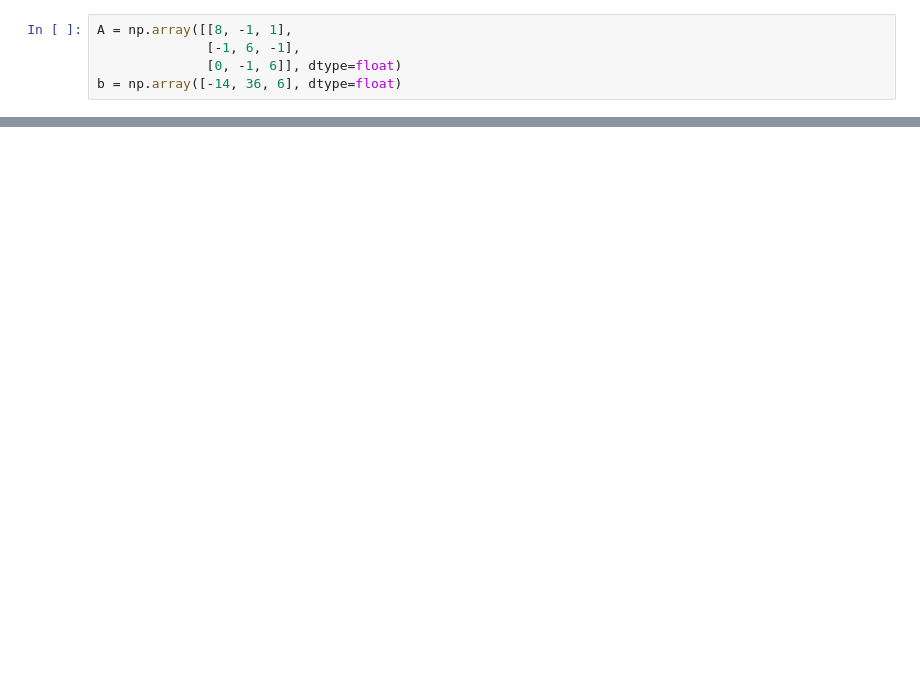
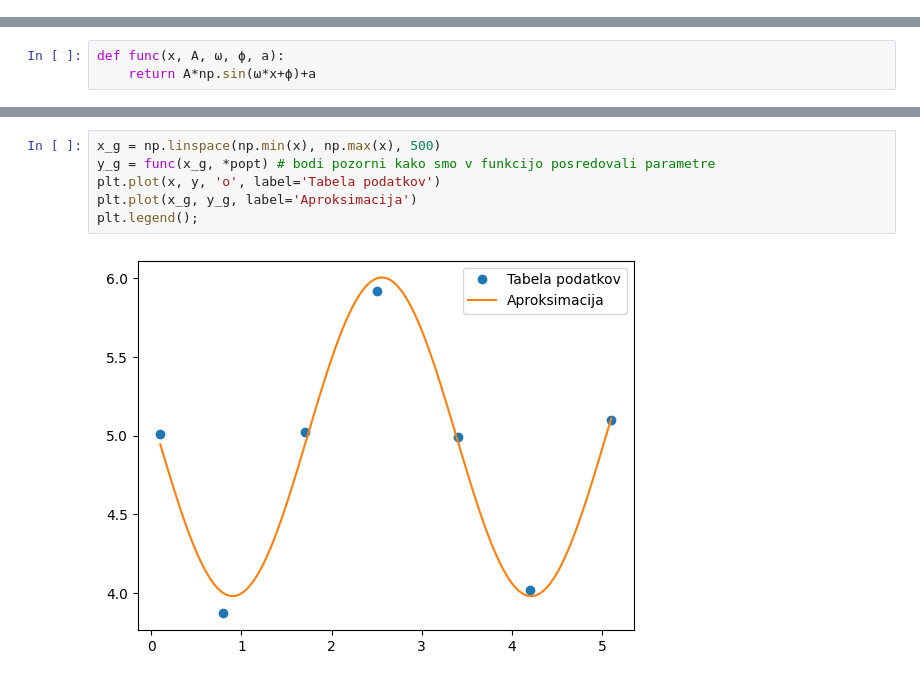
Before and after one commit to jankoslavic/pynm, a Jupyter notebook: _sources/notebooks/Untitled.ipynb, the cells around one changed output, grey strips where cells are left out. Drawn from its saved outputs; the diff is of its cells as text; blank space fills up the shorter version.

```diff
--- a/_sources/notebooks/Untitled.ipynb
+++ b/_sources/notebooks/Untitled.ipynb
@@ -3,5 +3,0 @@ import numpy as np
-# %%
-A = np.array([[8, -1, 1],
-              [-1, 6, -1],
-              [0, -1, 6]], dtype=float)
-b = np.array([-14, 36, 6], dtype=float)
@@ -57,0 +14,3 @@ array([-1.23636364,  6.13090909,  2.02181818])
+# %%
+def func(x, A, ω, ϕ, a):
+    return A*np.sin(ω*x+ϕ)+a
@@ -57,0 +22,8 @@ array([-1.23636364,  6.13090909,  2.02181818])
+# %%
+x_g = np.linspace(np.min(x), np.max(x), 500)
+y_g = func(x_g, *popt) # bodi pozorni kako smo v funkcijo posredovali parametre
+plt.plot(x, y, 'o', label='Tabela podatkov')
+plt.plot(x_g, y_g, label='Aproksimacija')
+plt.legend();
+# %% [output]
+[figure, added]
```
Also changed, not shown: parts of 13 cells of this notebook, 8 other files.
